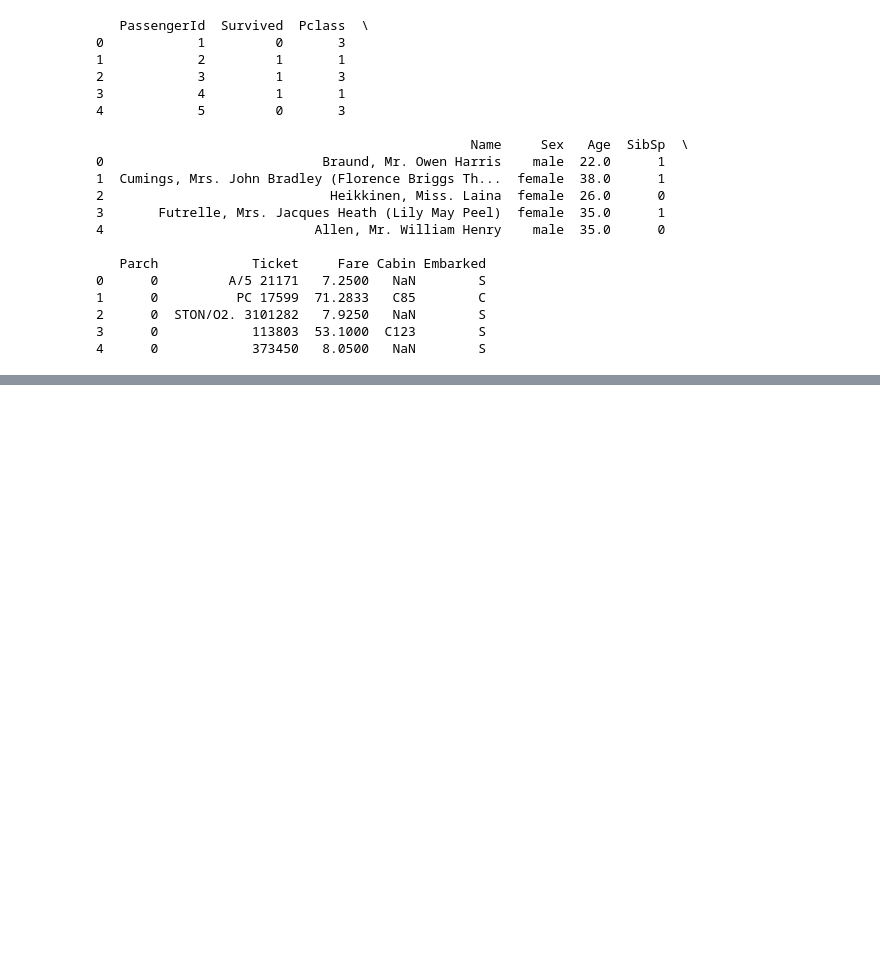
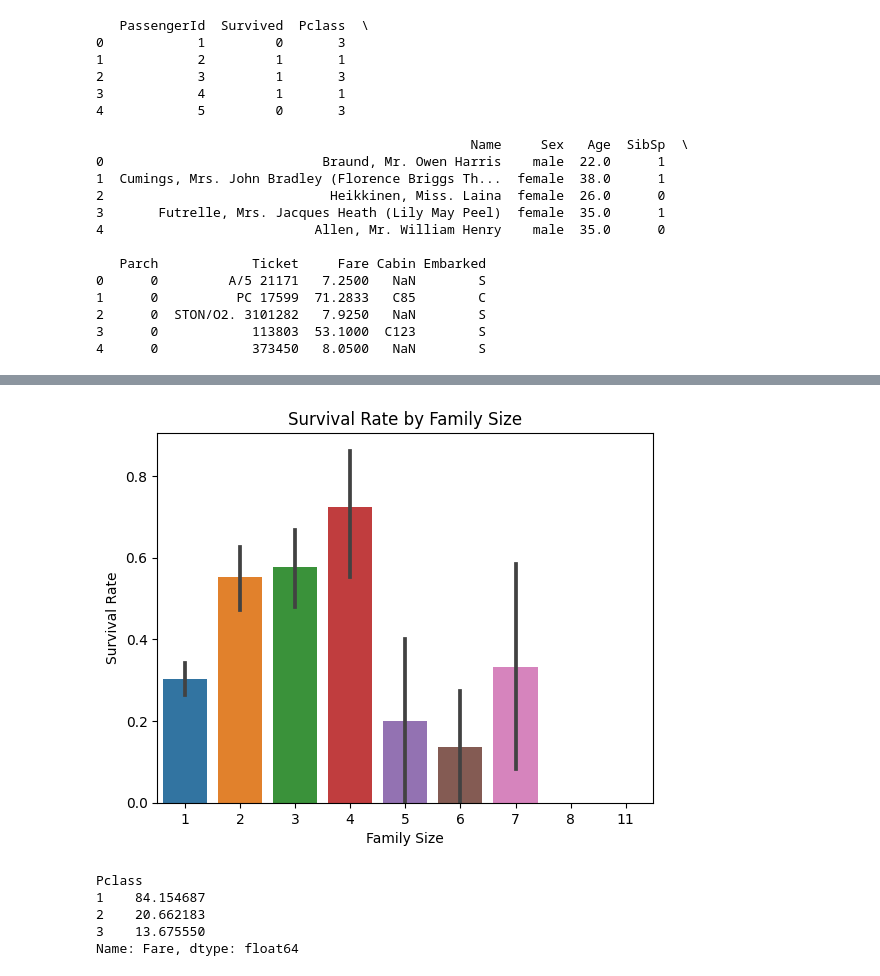
Before and after one commit to mypage-shivangi/Titanic, a Jupyter notebook: titanic.ipynb, the cells around one changed output, grey strips where cells are left out. Drawn from its saved outputs; the diff is of its cells as text; code cells hidden in the pictures; blank space fills up the shorter version.

```diff
--- a/titanic.ipynb
+++ b/titanic.ipynb
@@ -45,0 +87,11 @@ print(df.head())
+# %%
+import seaborn as sns
+import matplotlib.pyplot as plt
+
+sns.barplot(x='FamilySize', y='Survived', data=df)
+plt.title("Survival Rate by Family Size")
+plt.ylabel("Survival Rate")
+plt.xlabel("Family Size")
+plt.show()
+# %% [output]
+[figure, added]
@@ -45,0 +110,8 @@ print(df.head())
+# %%
+df.groupby('Pclass')['Fare'].mean()
+# %% [output]
+Pclass
+1    84.154687
+2    20.662183
+3    13.675550
+Name: Fare, dtype: float64
```
Also changed, not shown: parts of 35 cells of this notebook.
